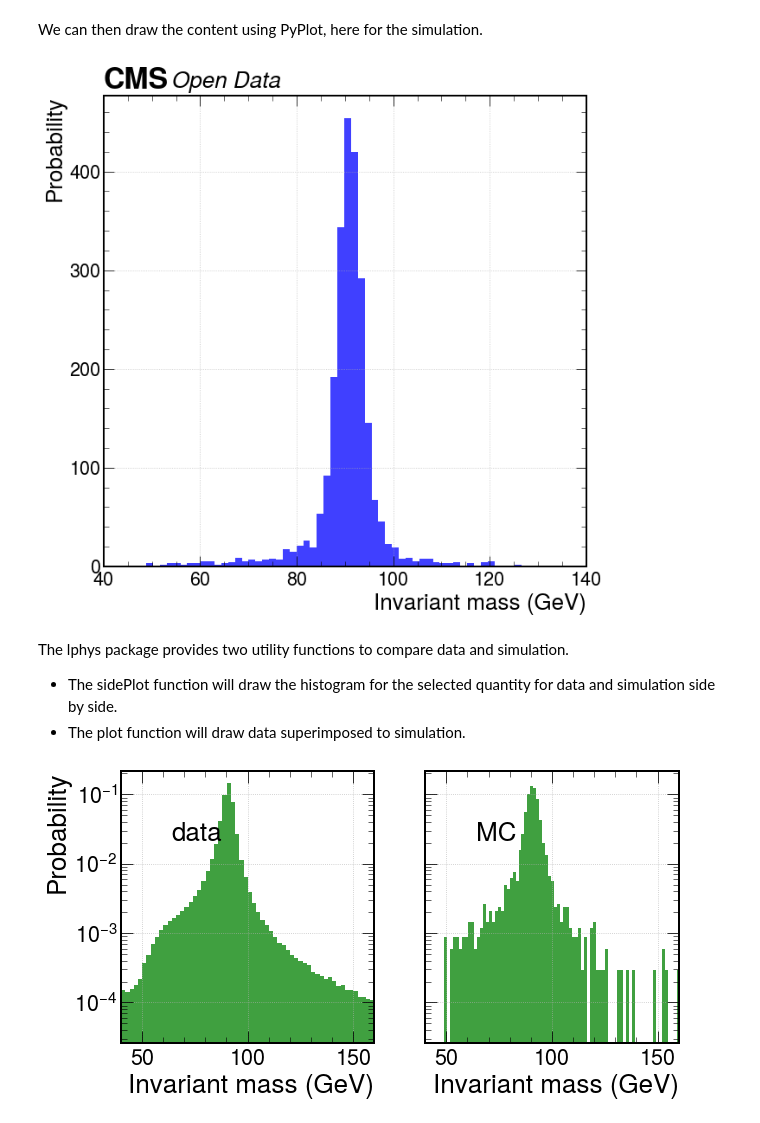
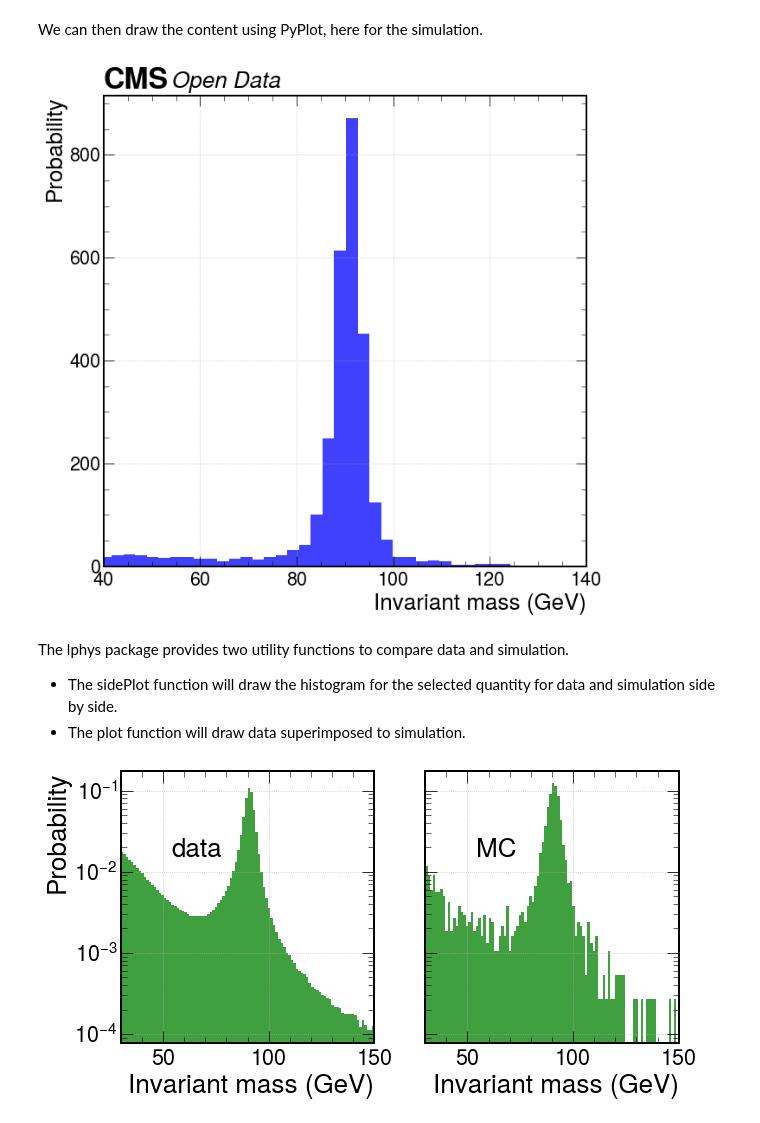
Before and after one commit to delaere/LPHY2131, a Jupyter notebook: analysis/labo2/Visualization.ipynb, the cells around one changed output. Cells and saved outputs as stored; diff of their text form; code cells hidden in the pictures.

```diff
--- a/analysis/labo2/Visualization.ipynb
+++ b/analysis/labo2/Visualization.ipynb
@@ -45,22 +45,18 @@ Wcharge              | int32_t                  | AsDtype('>i4')
 Our work will be to select event of interest. We will achieve that by modifying the function below.
 Cuts can be applied in step, each new step operating on the output of the previous step.
 # %%
+# Here is an example to start with. Cuts should be tuned and complemented by others.
+
 # cuts
 def selection(events, branches=None):
     # first filter on the number of objects
     filter = (events.nMuons==2) & (events.nElectrons==0) & (events.nJets<10)
     selected = events[filter]
     # then apply a cut on the muon Pt
-    filter = (selected.MuonsPt[:,0]>30) & (selected.MuonsPt[:,1]>20)
+    filter = (selected.MuonsPt[:,0]>10) & (selected.MuonsPt[:,1]>2)
     selected = selected[filter]
     # cut on the isolation
-    filter = (selected.MuonIsolation[:,0]<0.2) & (selected.MuonIsolation[:,1]<0.2)
-    selected = selected[filter]
-    # MET cut
-    filter = (selected.MET_pt<100)
-    selected = selected[filter]
-    # mass cut (mostly for display
-    filter = (selected.invMass<200)
+    filter = (selected.MuonIsolation[:,0]<0.5) & (selected.MuonIsolation[:,1]<0.5)
     selected = selected[filter]
 
     if branches:
@@ -71,8 +67,8 @@ def selection(events, branches=None):
 We then apply our selection on the trees.
 The arguments of the analyzeTree method are the tree, the selection, and the list of branches that we want to keep.
 # %%
-selected_data = lphys.analyzeTree(datatree,["invMass"],selection=selection)
-selected_simu = lphys.analyzeTree(simutree,["invMass"],selection=selection)
+selected_data = lphys.analyzeTree(datatree,["invMass"],selection=selection, step_size="10 MB")
+selected_simu = lphys.analyzeTree(simutree,["invMass"],selection=selection, step_size="10 MB")
 # %% [markdown]
 We can then draw the content using PyPlot, here for the simulation.
 # %%
@@ -87,17 +83,17 @@ plt.xlim(40, 140)
 #plt.ylim(0, 0.3)
 plt.grid(True)
 # %% [output]
-[figure, old version]
+[figure, new version]
 # %% [markdown]
 The lphys package provides two utility functions to compare data and simulation.
 - The sidePlot function will draw the histogram for the selected quantity for data and simulation side by side.
 - The plot function will draw data superimposed to simulation.
 # %%
 lphys.sidePlot(selected_data["invMass"], selected_simu["invMass"],
-               (40,160), 'Invariant mass (GeV)', ylabel='Probability',
+               (30,150), 'Invariant mass (GeV)', ylabel='Probability',
                nbins=100, islog=True, color='g', density=True)
 # %% [output]
-[figure, old version]
+[figure, new version]
 # %%
 lphys.plot(selected_data["invMass"], selected_simu["invMass"], [],
            (40,160), 'Invariant mass (GeV)', ylabel='Probability',
```
Also changed, not shown: parts of 2 cells of this notebook, 5 other files.
